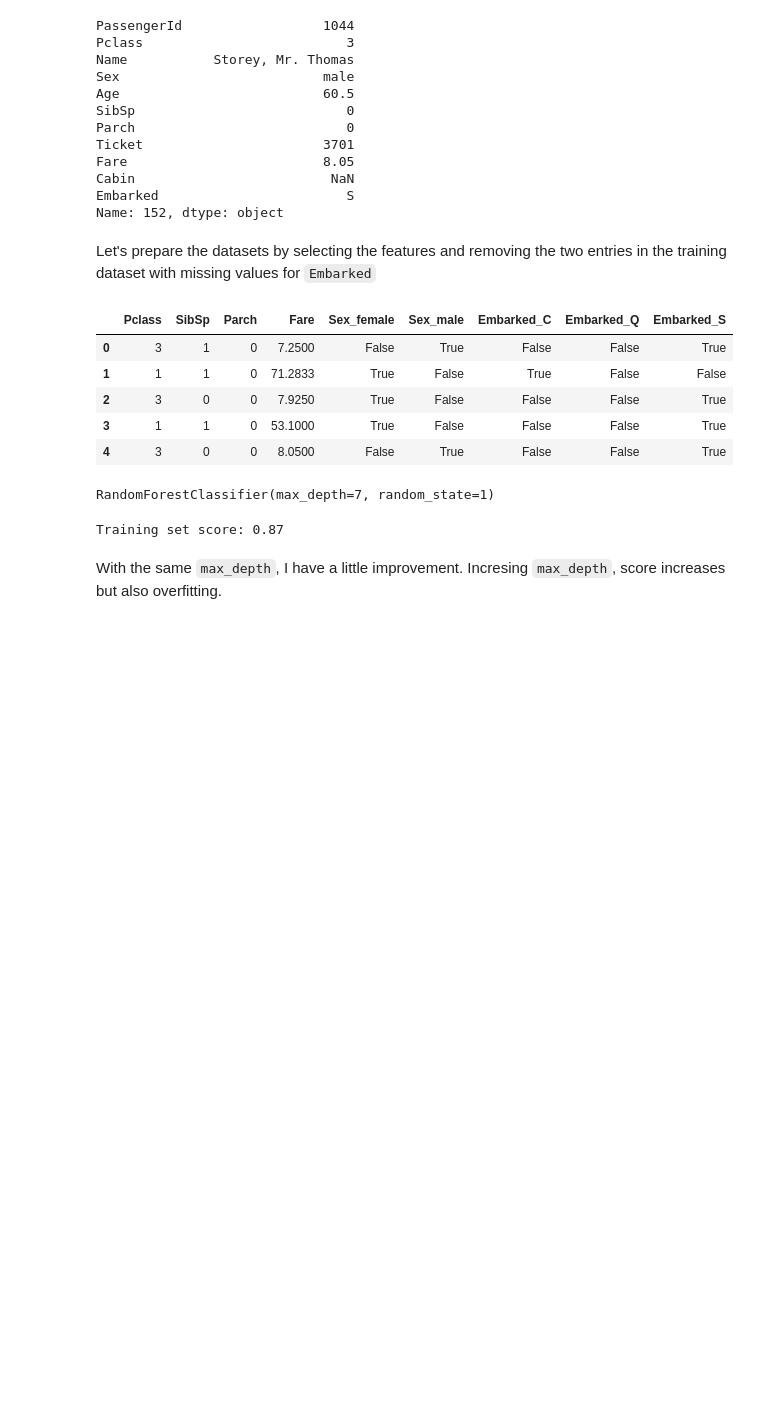
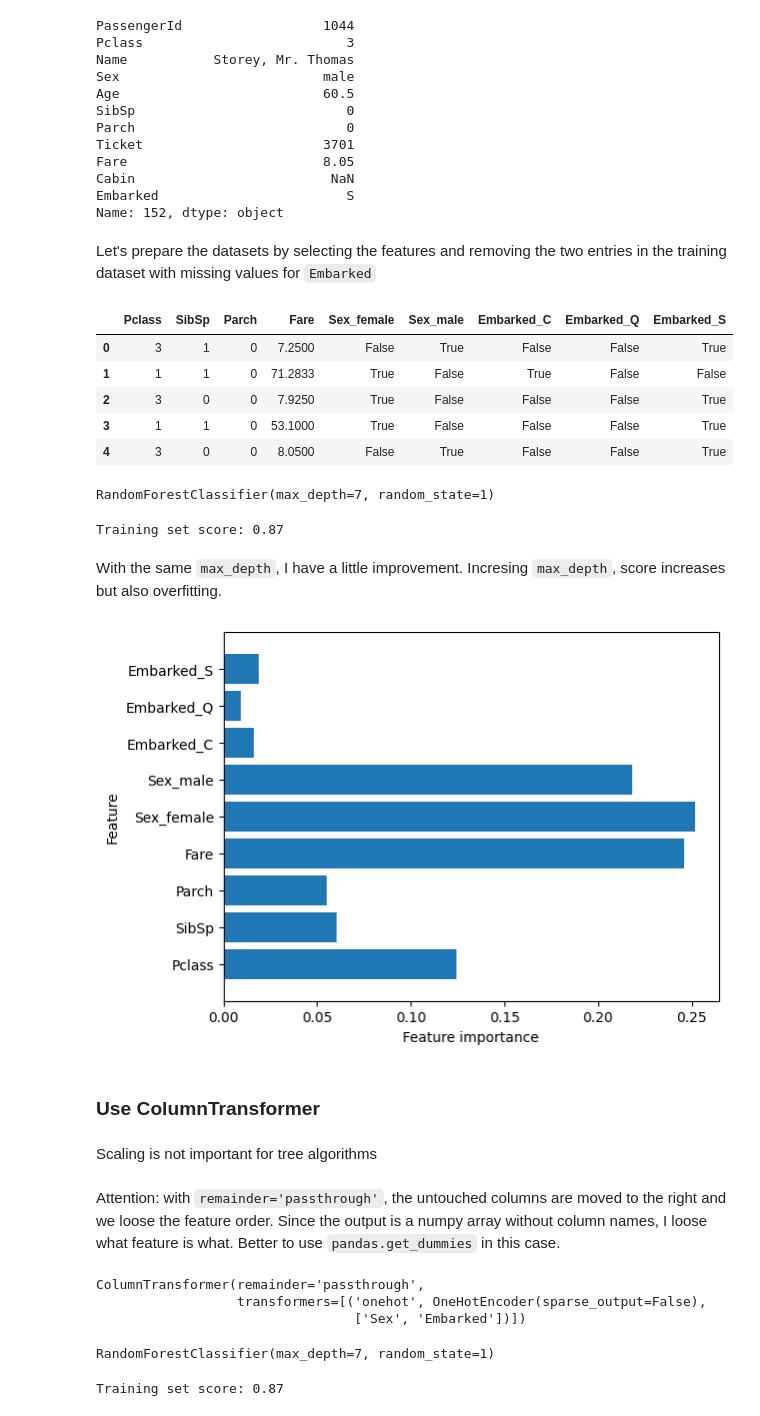
Before and after one commit to romani79/data_science_lab_book, a Jupyter notebook: Titanic/2_first_model.ipynb, the cells around one changed output. Cells and saved outputs as stored; diff of their text form; code cells hidden in the pictures; blank space fills up the shorter version.

```diff
--- a/Titanic/2_first_model.ipynb
+++ b/Titanic/2_first_model.ipynb
@@ -168,3 +174,9 @@ print(f"Training set score: {model.score(X_train, y_train):.2f}")
 Training set score: 0.87
 # %% [markdown]
 With the same `max_depth`, I have a little improvement. Incresing `max_depth`, score increases but also overfitting.
+# %%
+plot_tree_feature_importances(X_train.columns.values, model)
+# %% [output]
+[figure, added]
+# %% [markdown]
+### Use ColumnTransformer
@@ -170,0 +186,2 @@ With the same `max_depth`, I have a little improvement. Incresing `max_depth`, s
+# %% [markdown]
+Scaling is not important for tree algorithms
@@ -170,0 +193,8 @@ With the same `max_depth`, I have a little improvement. Incresing `max_depth`, s
+# %% [markdown]
+Attention: with `remainder='passthrough'`, the untouched columns are moved to the right and we loose the feature order. Since the output is a numpy array without column names, I loose what feature is what. Better to use `pandas.get_dummies` in this case.
+# %%
+ct.fit(X_train_drop)
+# %% [output]
+ColumnTransformer(remainder='passthrough',
+                  transformers=[('onehot', OneHotEncoder(sparse_output=False),
+                                 ['Sex', 'Embarked'])])
@@ -170,0 +206,9 @@ With the same `max_depth`, I have a little improvement. Incresing `max_depth`, s
+# %%
+model = RandomForestClassifier(n_estimators=100, max_depth=7, random_state=1)
+model.fit(X_train, y_train)
+# %% [output]
+RandomForestClassifier(max_depth=7, random_state=1)
+# %%
+print(f"Training set score: {model.score(X_train, y_train):.2f}")
+# %% [output]
+Training set score: 0.87
```
Also changed, not shown: parts of 13 cells of this notebook, 3 other files.
